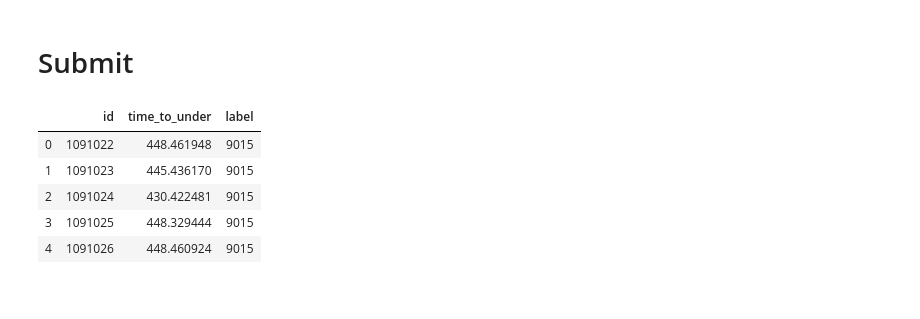
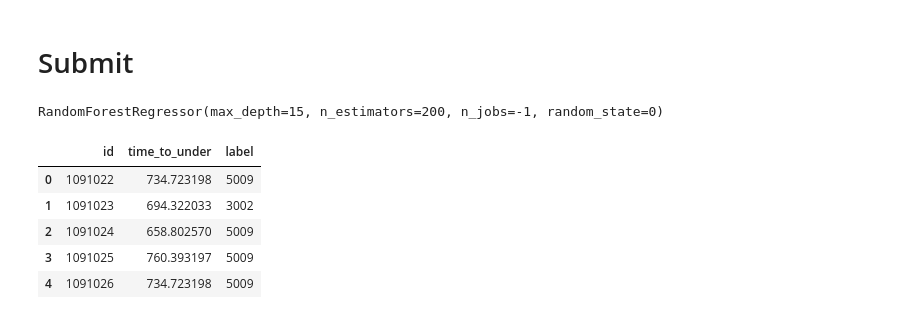
Before and after one commit to ivanlipko/ml_predict_moscow_metro, a Jupyter notebook: Метро_baseline.ipynb, the cells around one changed output. Cells and saved outputs as stored; diff of their text form; code cells hidden in the pictures.

Commit message:
no id in data
no id in data inscrease public score

```diff
--- a/Метро_baseline.ipynb
+++ b/Метро_baseline.ipynb
@@ -311,3 +568,11 @@ reg.fit(X_train, y_train["time_to_under"])
 CPU times: user 353 ms, sys: 23.3 ms, total: 376 ms
 Wall time: 94.3 ms
 LinearRegression(copy_X=True, fit_intercept=True, n_jobs=-1, normalize=False)
+# %%
+%%time
+
+import lightgbm as lgb
+
+reg = lgb.LGBMRegressor(n_estimators=1500, num_leaves=10, learning_rate=0.05, colsample_bytree=0.75, verbose=100,
+                         subsample=0.75, random_state=13, metric='r2', objective='regression', n_jobs=-1)
+reg.fit(X, y['time_to_under'], eval_metric='r2')
@@ -334,3 +691,19 @@ print(rs, r2, score)
+# %%
+#  тупо на всех данных
+%%time
+
+from sklearn.model_selection import cross_validate
+
+scores = cross_validate(clf, Xa.values, ya['label'].values, scoring='recall_macro', cv=5, n_jobs=-1, return_train_score=True)
+print('Classification:')
+print('Train\t', scores['train_score'].mean(), scores['train_score'].std())
+print('Test\t', scores['test_score'].mean(), scores['test_score'].std())
+
+
+scores = cross_validate(reg, Xa.values, ya['time_to_under'].values, scoring='r2', cv=5, n_jobs=-1, return_train_score=True)
+print('Regression:')
+print('Train\t', scores['train_score'].mean(), scores['train_score'].std())
+print('Test\t', scores['test_score'].mean(), scores['test_score'].std())
 # %% [markdown]
 ### classification_report
 # %%
@@ -375,5 +863,10 @@ print(len(inds),'/',len(inds_classes))
 # %% [markdown]
 # Submit
 # %%
-clf.fit([X_train, X_test], [y_train["label"], y_test['label']])
-reg.fit([X_train, X_test], [y_train["label"], y_test['label']])
+# clf.fit([X_train, X_test], [y_train["label"], y_test['label']])
+# reg.fit([X_train, X_test], [y_train["time_to_under"], y_test['time_to_under']])
+
+clf.fit(X, y['label'])
+reg.fit(X, y['time_to_under'])
+# %% [output]
+RandomForestRegressor(max_depth=15, n_estimators=200, n_jobs=-1, random_state=0)
@@ -395,19 +873,31 @@ pred_reg = reg.predict(X)
+# %%
+valid = pd.read_csv("./test_dataset_test.csv")
+valid, valid_idcol = modifydata(valid, 0)   # for test 0 is no matter
+
+X = getFeaturesAndOutput(valid)
+
+pred_class = clf.predict(X)
+pred_reg = reg.predict(X)
+
+#  for LGBM inverse transform of classes
+if type(clf) == lgb.sklearn.LGBMClassifier:
+    pred_class = le.inverse_transform(pred_class)
 # %%
 # submit_df = pd.DataFrame([valid.id, pred_reg, pred_class], columns=['id', 'time_to_under', 'label'])
 submit_df = pd.DataFrame(columns=['id', 'time_to_under', 'label'], index=None)
 # submit_df.set_index('id', inplace=True)
 
-submit_df['id'] = valid['id']
+submit_df['id'] = valid_idcol
 submit_df['time_to_under'] = pred_reg
 submit_df['label'] = pred_class
 
 submit_df.to_csv('submit.csv', index=False)
 
 submit_df.head()
 # %% [output]
 |  | id | time_to_under | label |
-| 0 | 1091022 | 448.461948 | 9015 |
-| 1 | 1091023 | 445.436170 | 9015 |
-| 2 | 1091024 | 430.422481 | 9015 |
-| 3 | 1091025 | 448.329444 | 9015 |
-| 4 | 1091026 | 448.460924 | 9015 |
+| 0 | 1091022 | 734.723198 | 5009 |
+| 1 | 1091023 | 694.322033 | 3002 |
+| 2 | 1091024 | 658.802570 | 5009 |
+| 3 | 1091025 | 760.393197 | 5009 |
+| 4 | 1091026 | 734.723198 | 5009 |
```
Also changed, not shown: parts of 81 cells of this notebook.
